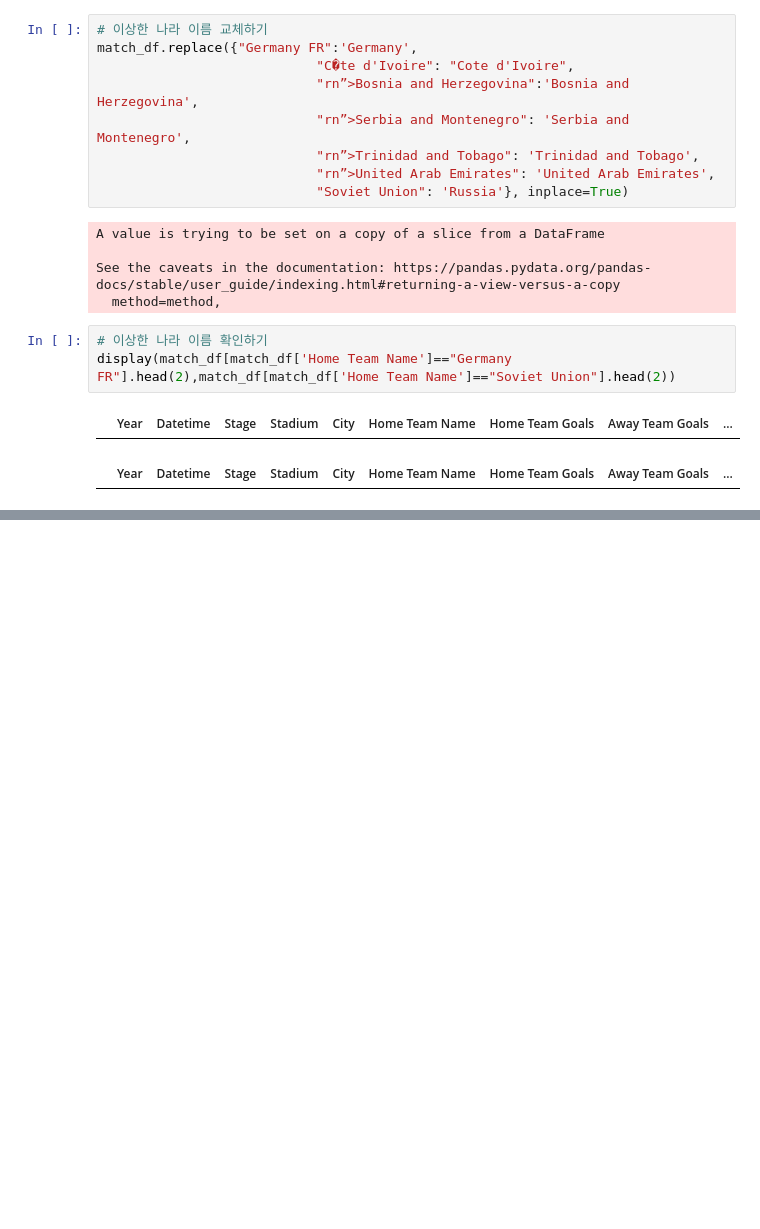
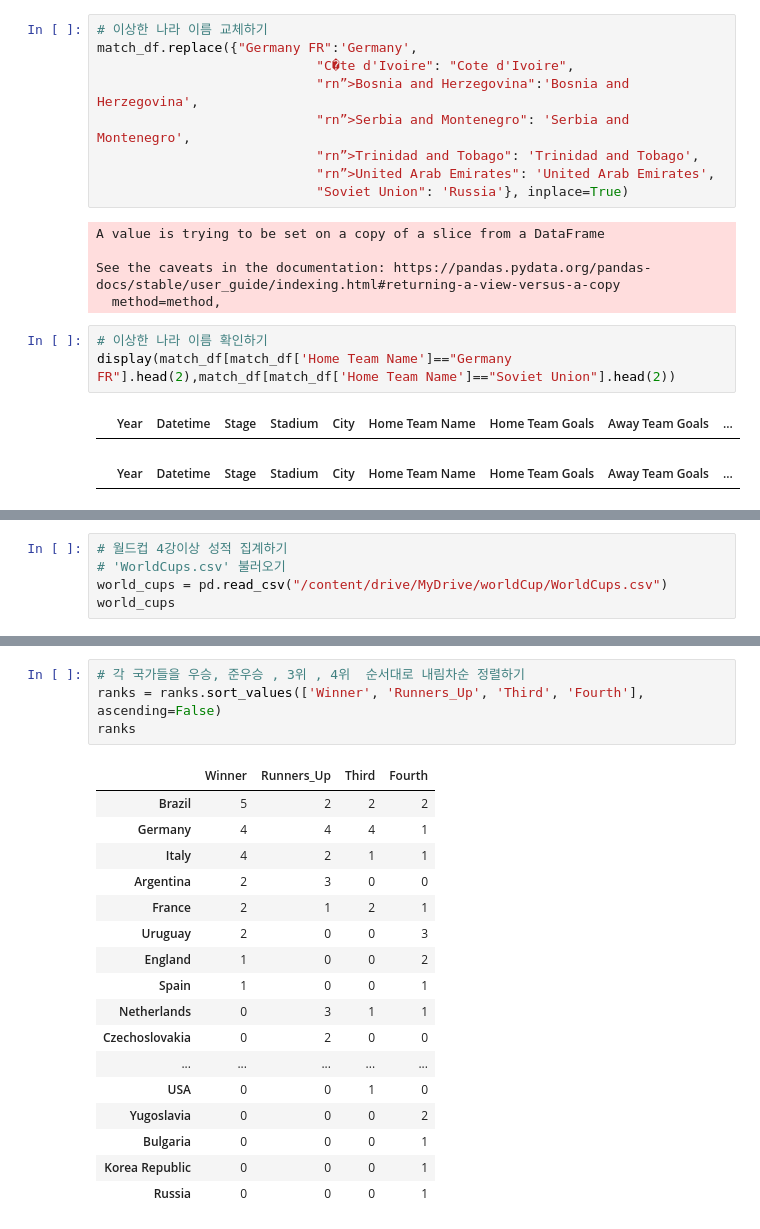
Before and after one commit to Typonote/ColabWorldcupAnalysis, a Jupyter notebook: WorldCupAnalysis.ipynb, the cells around one changed output, grey strips where cells are left out. Drawn from its saved outputs; the diff is of its cells as text; blank space fills up the shorter version.

```diff
--- a/WorldCupAnalysis.ipynb
+++ b/WorldCupAnalysis.ipynb
@@ -244,0 +351,5 @@ display(match_df[match_df['Home Team Name']=="Germany"].head(2),match_df[match_d
+# %%
+# 월드컵 4강이상 성적 집계하기
+# 'WorldCups.csv' 불러오기
+world_cups = pd.read_csv("/content/drive/MyDrive/worldCup/WorldCups.csv")
+world_cups
@@ -244,0 +432,22 @@ display(match_df[match_df['Home Team Name']=="Germany"].head(2),match_df[match_d
+# %%
+# 각 국가들을 우승, 준우승 , 3위 , 4위  순서대로 내림차순 정렬하기
+ranks = ranks.sort_values(['Winner', 'Runners_Up', 'Third', 'Fourth'], ascending=False)
+ranks
+# %% [output]
+|  | Winner | Runners_Up | Third | Fourth |
+| Brazil | 5 | 2 | 2 | 2 |
+| Germany | 4 | 4 | 4 | 1 |
+| Italy | 4 | 2 | 1 | 1 |
+| Argentina | 2 | 3 | 0 | 0 |
+| France | 2 | 1 | 2 | 1 |
+| Uruguay | 2 | 0 | 0 | 3 |
+| England | 1 | 0 | 0 | 2 |
+| Spain | 1 | 0 | 0 | 1 |
+| Netherlands | 0 | 3 | 1 | 1 |
+| Czechoslovakia | 0 | 2 | 0 | 0 |
+| ... | ... | ... | ... | ... |
+| USA | 0 | 0 | 1 | 0 |
+| Yugoslavia | 0 | 0 | 0 | 2 |
+| Bulgaria | 0 | 0 | 0 | 1 |
+| Korea Republic | 0 | 0 | 0 | 1 |
+| Russia | 0 | 0 | 0 | 1 |
```
Also changed, not shown: parts of 13 cells of this notebook.
